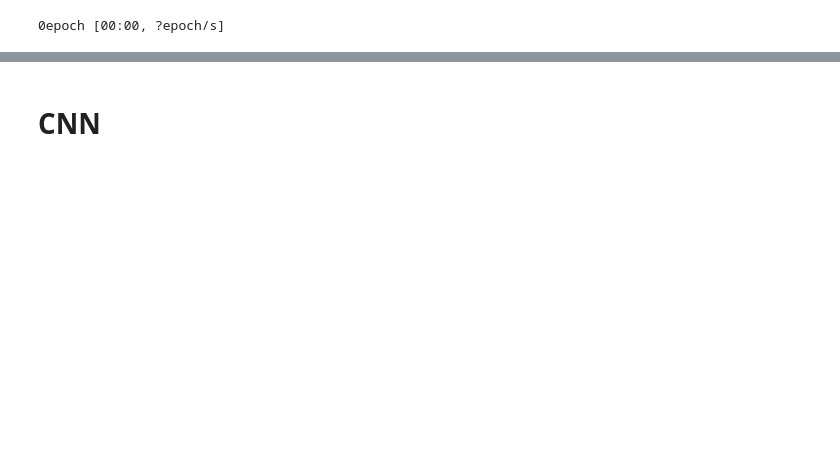
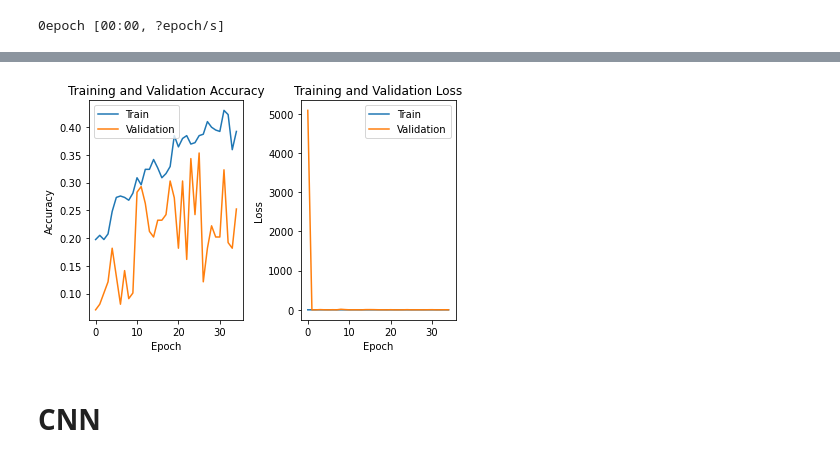
Before and after one commit to jorgediosdado/lung_tissues_classification, a Jupyter notebook: trainer_pere_jorge.ipynb, the cells around one changed output, grey strips where cells are left out. Cells and saved outputs as stored; diff of their text form; code cells hidden in the pictures; blank space fills up the shorter version.

Commit message:
cleaned up the notebook and created some functions

```diff
--- a/trainer_pere_jorge.ipynb
+++ b/trainer_pere_jorge.ipynb
@@ -142,6 +157,30 @@ class_weights
  4: 2.020408163265306,
  5: 0.9428571428571428,
  6: 0.9428571428571428}
+# %%
+#function to plot the metrics of the trainign and validation
+
+def plot_metrics(history):
+    # Plotting training accuracy
+    plt.subplot(1, 2, 1)
+    plt.plot(history.history['metrics/accuracy'], label='Train')
+    plt.plot(history.history['val_metrics/accuracy'], label='Validation')
+    plt.title('Training and Validation Accuracy')
+    plt.xlabel('Epoch')
+    plt.ylabel('Accuracy')
+    plt.legend()
+
+    # Plotting training loss
+    plt.subplot(1, 2, 2)
+    plt.plot(history.history['loss'], label='Train')
+    plt.plot(history.history['val_loss'], label='Validation')
+    plt.title('Training and Validation Loss')
+    plt.xlabel('Epoch')
+    plt.ylabel('Loss')
+    plt.legend()
+
+    plt.tight_layout()
+    plt.show()
 # %% [markdown]
 # EFFICIENTNET
 # %%
@@ -459,3 +497,7 @@ Epoch 19/70
+# %%
+plot_metrics(history)
+# %% [output]
+[figure, added]
 # %% [markdown]
 # CNN
 # %%
```
Also changed, not shown: parts of 14 cells of this notebook.
